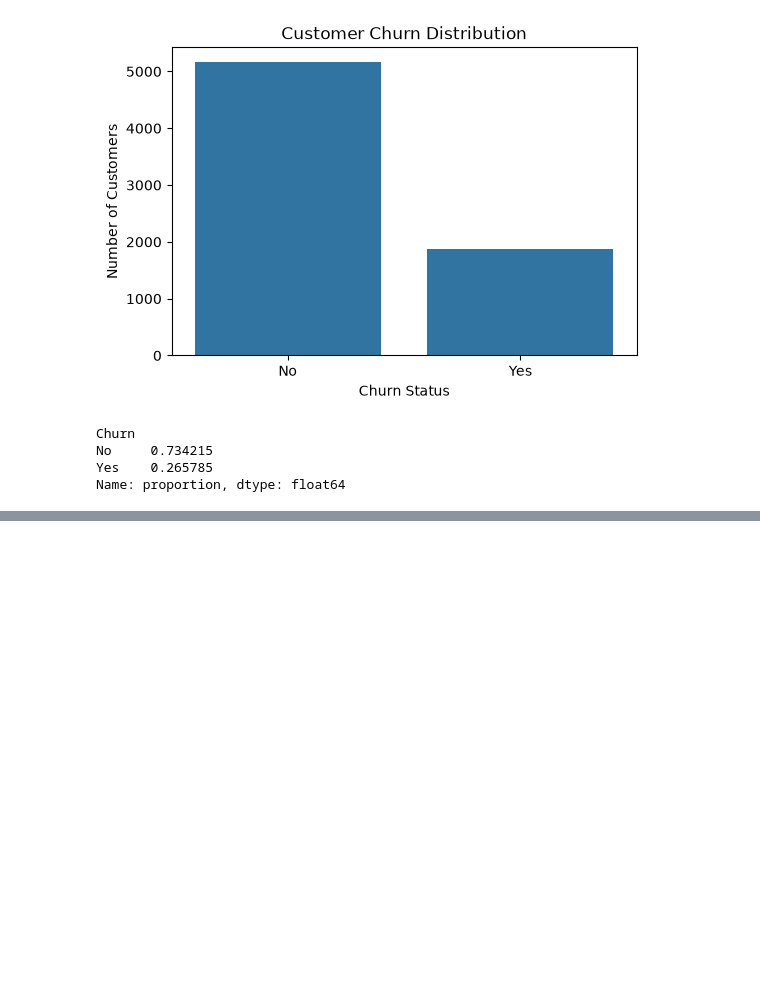
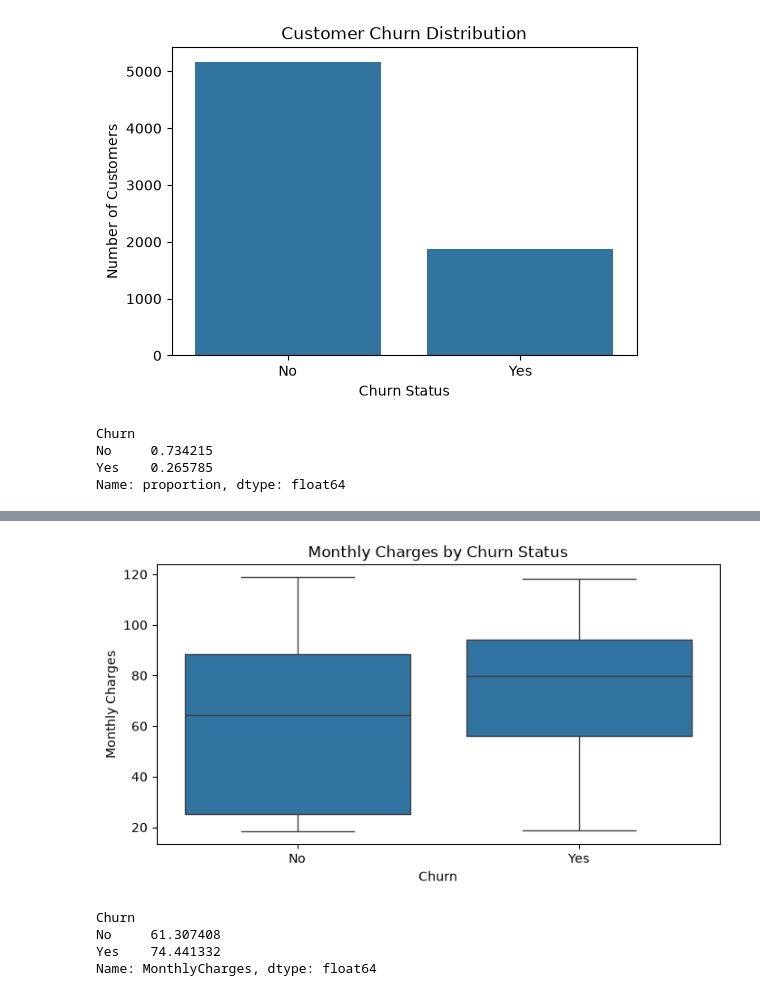
Before and after one commit to boraneak/Customer-Churn-Analysis, a Jupyter notebook: notebooks/churn_analysis.ipynb, the cells around one changed output, grey strips where cells are left out. Drawn from its saved outputs; the diff is of its cells as text; code cells hidden in the pictures; blank space fills up the shorter version.

```diff
--- a/notebooks/churn_analysis.ipynb
+++ b/notebooks/churn_analysis.ipynb
@@ -208,0 +406,23 @@ Name: proportion, dtype: float64
+# %%
+plt.figure(figsize=(8,4))
+
+sns.boxplot(
+    data=df,
+    x="Churn",
+    y="MonthlyCharges"
+)
+
+plt.title("Monthly Charges by Churn Status")
+plt.xlabel("Churn")
+plt.ylabel("Monthly Charges")
+
+plt.show()
+# %% [output]
+[figure, added]
+# %%
+df.groupby("Churn")["MonthlyCharges"].mean()
+# %% [output]
+Churn
+No     61.307408
+Yes    74.441332
+Name: MonthlyCharges, dtype: float64
```
Also changed, not shown: parts of 25 cells of this notebook.
